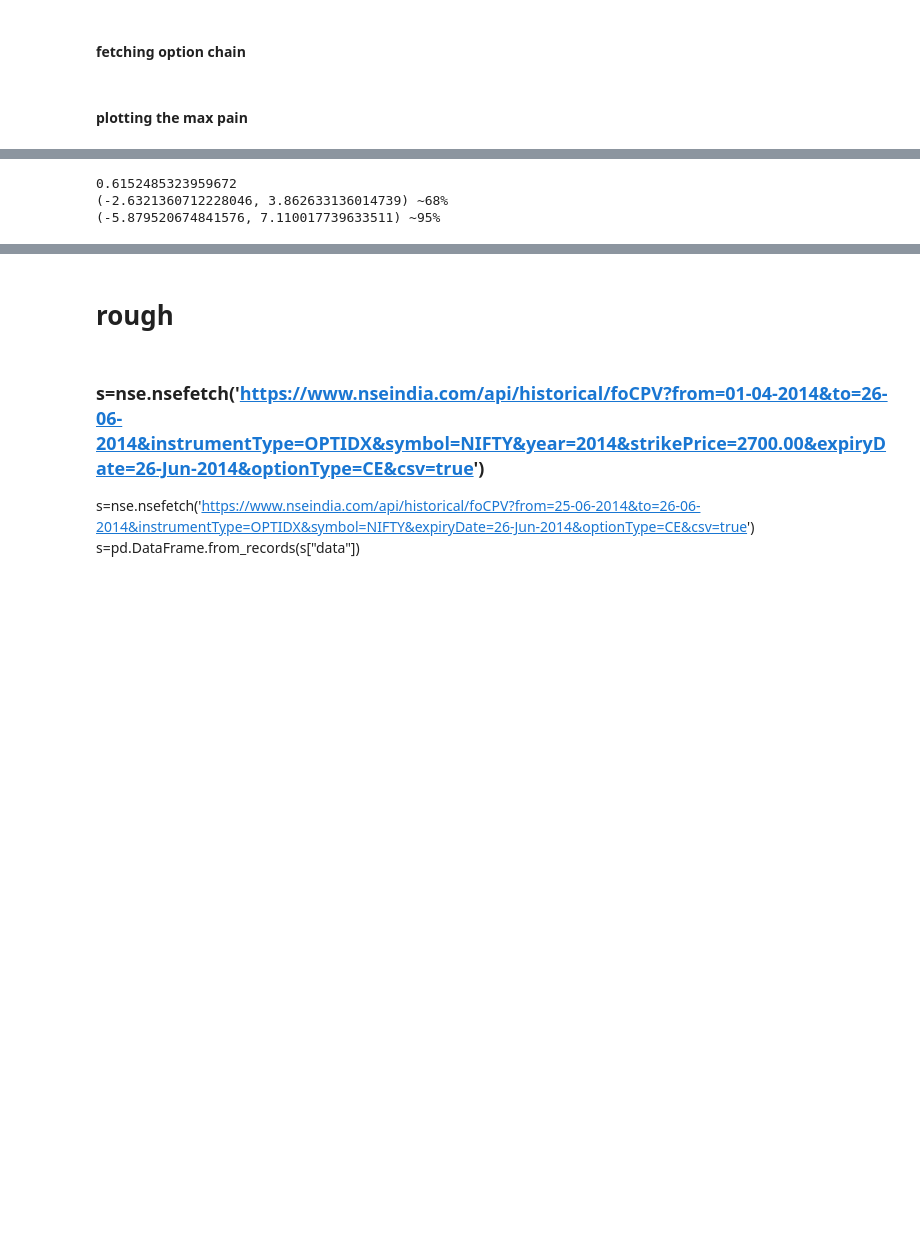
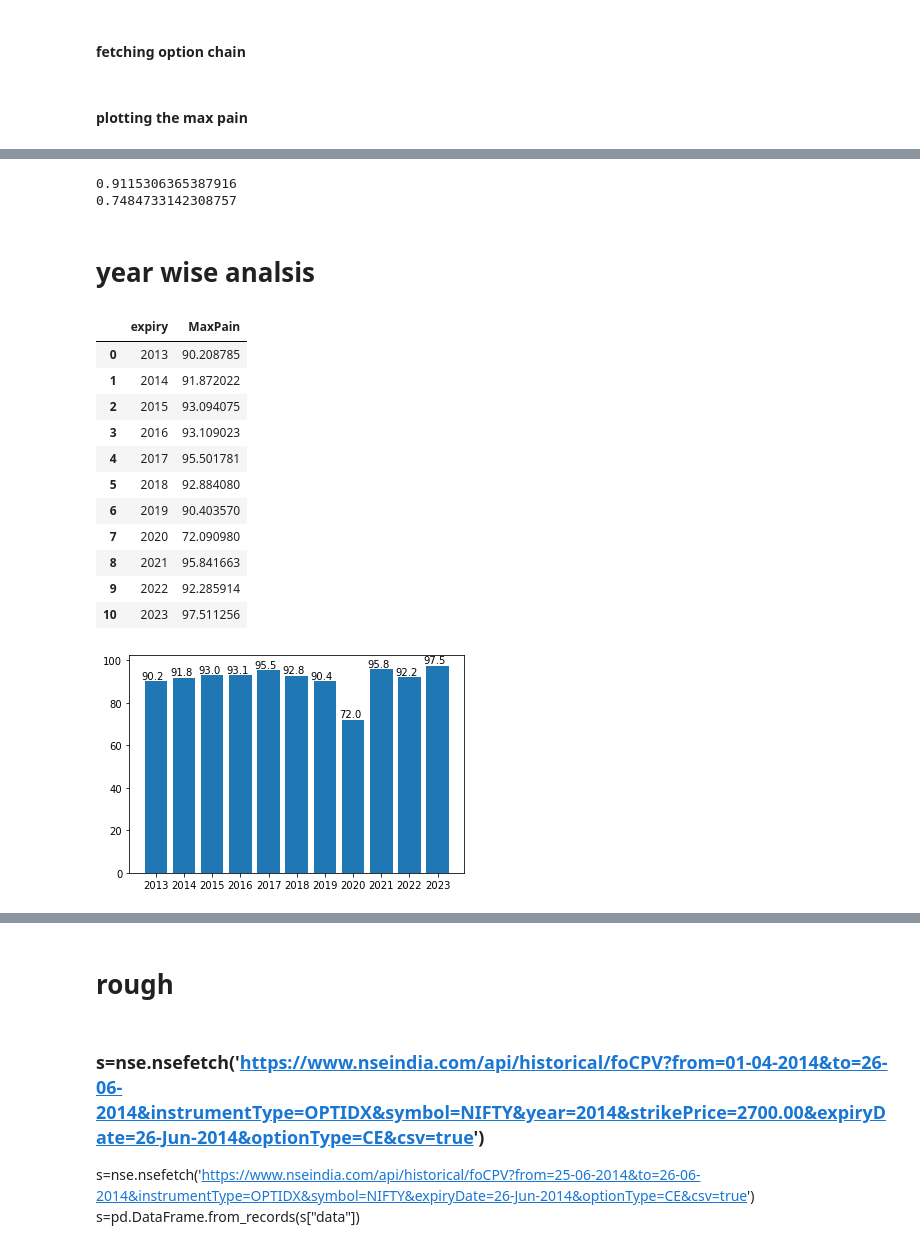
Before and after one commit to sgmishra/finance, a Jupyter notebook: rough/maxpain_backtesting.ipynb, the cells around one changed output, grey strips where cells are left out. Saved outputs shown, nothing was run; the diff lists cells and outputs as text; code cells hidden in the pictures; blank space fills up the shorter version.

```diff
--- a/rough/maxpain_backtesting.ipynb
+++ b/rough/maxpain_backtesting.ipynb
@@ -40,4 +40,6 @@ expiry_dates = [date.strftime('%d-%b-%Y') for date in latest_dates_list]
 exipy_prices=pd.read_csv("/Users/shubhami/Documents/mine/finance/rough/checkpoints/nifty_expiry_prices.csv")
 # %% [markdown]
 #### Calculating the day on which we will calculate max pain i.e on expiry -14
+# %%
+days_to_expiry_for_calculation=14
 # %%
@@ -84,20 +86,20 @@ def plot_max_pain(dictonary,max_pain_point,actual_expiry_price=0):
     plt.show()
 # %%
 def ce_profit(strike,stock):
-    result = stock-strike
+    result = float(stock)-float(strike)
     return max(result, 0)
 
 def pe_profit(strike,stock):
-    result = strike-stock
+    result = float(strike)-float(stock)
     return max(result, 0)
 
 def get_max_pain_point(c,p):
     def ce_operation(strike,OI,stock):
         profit=ce_profit(strike,stock)
-        return OI * profit
+        return int(OI) * profit
     def pe_operation(strike,OI,stock):
         profit=pe_profit(strike,stock)
-        return OI * profit
+        return int(OI) * profit
     profit={}
     for s in c['FH_STRIKE_PRICE']:
         profit[s]=sum(c.apply(lambda row:ce_operation(row['FH_STRIKE_PRICE'],row['FH_OPEN_INT'],s), axis=1))+sum(p.apply(lambda row:pe_operation(row['FH_STRIKE_PRICE'],row['FH_OPEN_INT'],s), axis=1))
@@ -150,8 +155,52 @@ plt.show()
-# %%
-print(mean)
-print(first_std_range, '~68%')
-print(second_std_range, '~95%')
-# %% [output]
-0.6152485323959672
-(-2.6321360712228046, 3.862633136014739) ~68%
-(-5.879520674841576, 7.110017739633511) ~95%
+# %%
+from statistics import NormalDist
+print(NormalDist(mu=mp14['diff'].mean(), sigma=mp14['diff'].std()).cdf(5.0))
+print(NormalDist(mu=mp14['diff'].mean(), sigma=mp14['diff'].std()).cdf(2.79))
+# %% [output]
+0.9115306365387916
+0.7484733142308757
+# %% [markdown]
+# year wise analsis
+# %%
+
+yearly_expiry_dates=defaultdict(lambda:list())
+for i in expiry_dates:
+    yearly_expiry_dates[i[-4:]].append(i)
+yearly_mp={}
+for i in list(yearly_expiry_dates.keys())[:-1]:
+    ex_strikes=[]
+    ex_pain_point=[]
+    pcr=[]
+    for ex in yearly_expiry_dates[i]:
+        c=pd.read_csv("/Users/shubhami/Documents/mine/finance/rough/checkpoints/maxpain/nifty/"+'-'.join(ex.split('-')[::-1])+"-OI-CE.csv")
+        p=pd.read_csv("/Users/shubhami/Documents/mine/finance/rough/checkpoints/maxpain/nifty/"+'-'.join(ex.split('-')[::-1])+"-OI-PE.csv")
+        point,d=get_max_pain_point(c,p)
+        ex_strikes.append(d)
+        ex_pain_point.append(point)
+        pcr.append(sum(p['FH_OPEN_INT'])/sum(c['FH_OPEN_INT']))
+    mp = pd.DataFrame(list(zip(yearly_expiry_dates[i],exipy_prices[exipy_prices['expiry_date'].str.endswith(i)]['price'] ,ex_pain_point,pcr)), columns = ['expiry', 'settlement','maxpain','pcr'])
+    mp['diff']=((mp['settlement']-mp['maxpain'])/mp['maxpain'])*100
+    mp=mp[mp['diff']>-8]
+    yearly_mp[i]=mp
+
+#removing one outlier for march-2020 covid
+yearly_results=pd.DataFrame(list(zip(yearly_mp.keys(),[NormalDist(mu=yearly_mp[i]['diff'].mean(), sigma=yearly_mp[i]['diff'].std()).cdf(5)*100 for i in yearly_mp.keys()])),columns = ['expiry', 'MaxPain'])
+bars=plt.bar(yearly_results.expiry, yearly_results.MaxPain)
+for bar in bars:
+    yval = bar.get_height()
+    plt.text(bar.get_x()-0.1, yval + 1, str(yval)[:4])
+yearly_results
+# %% [output]
+|  | expiry | MaxPain |
+| 0 | 2013 | 90.208785 |
+| 1 | 2014 | 91.872022 |
+| 2 | 2015 | 93.094075 |
+| 3 | 2016 | 93.109023 |
+| 4 | 2017 | 95.501781 |
+| 5 | 2018 | 92.884080 |
+| 6 | 2019 | 90.403570 |
+| 7 | 2020 | 72.090980 |
+| 8 | 2021 | 95.841663 |
+| 9 | 2022 | 92.285914 |
+| 10 | 2023 | 97.511256 |
+[figure, added]
```
Also changed, not shown: parts of 17 cells of this notebook, 1 other file.
